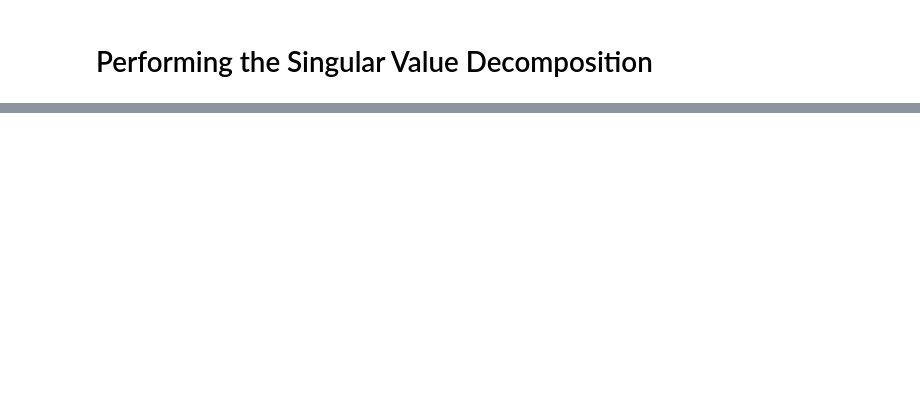
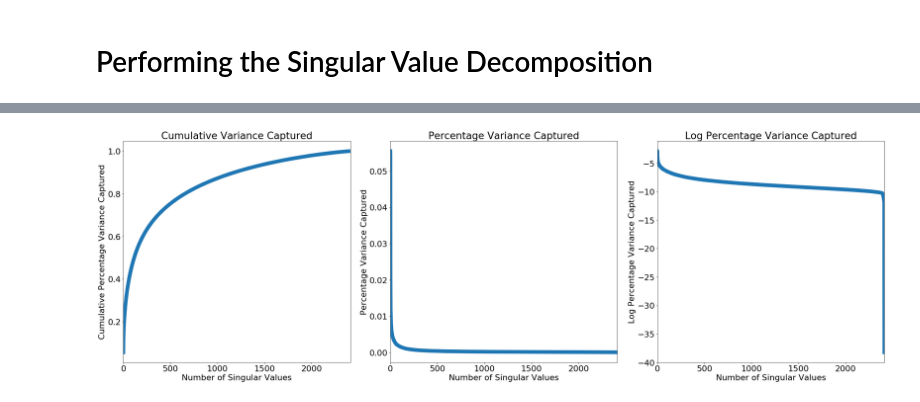
Before and after one commit to carter-rocksforth/eigenfaces, a Jupyter notebook: eigenfaces.ipynb, the cells around one changed output, grey strips where cells are left out. Drawn from its saved outputs; the diff is of its cells as text; code cells hidden in the pictures; blank space fills up the shorter version.

```diff
--- a/eigenfaces.ipynb
+++ b/eigenfaces.ipynb
@@ -60,34 +65,39 @@ u, s, v = np.linalg.svd(faces, full_matrices=False)
 # %%
 # Visualizing the Importance of the Singular Values
 matplotlib.rcParams['figure.figsize'] = [30, 10]
 matplotlib.rcParams.update({'font.size': 22})
 fig, axes = plt.subplots(1, 3)
 
 ind = np.arange(len(s))
 
 # Plotting the Cumulative Variance Captured
 ax = axes[0]
-ax.plot(ind, (np.cumsum(s) / s.sum()), linewidth=3)
+ax.plot(ind, (np.cumsum(s) / s.sum()), linewidth=10)
 ax.set_ylabel('Cumulative Percentage Variance Captured')
 ax.set_xlabel('Number of Singular Values')
 ax.set_title('Cumulative Variance Captured')
+ax.autoscale(enable=True, axis='x', tight=True)
 
 # Plotting the Percentage Variance Captured in the Singular Values
 ax = axes[1]
-ax.plot(ind, s / s.sum(), linewidth=3)
+ax.plot(ind, s / s.sum(), linewidth=10)
 ax.set_ylabel('Percentage Variance Captured')
 ax.set_xlabel('Number of Singular Values')
 ax.set_title('Percentage Variance Captured')
+ax.autoscale(enable=True, axis='x', tight=True)
 
 # Plotting the Log Percentage Variance Captured in the Singular Values
 ax = axes[2]
-ax.plot(ind, np.log(s / s.sum()), linewidth=3)
+ax.plot(ind, np.log(s / s.sum()), linewidth=10)
 ax.set_ylabel('Log Percentage Variance Captured')
 ax.set_xlabel('Number of Singular Values')
 ax.set_title('Log Percentage Variance Captured')
+ax.autoscale(enable=True, axis='x', tight=True)
 
 plt.tight_layout()
 plt.show()
+# %% [output]
+[figure, added]
 # %%
 ind
 # %%
```
Also changed, not shown: parts of 2 cells of this notebook.
